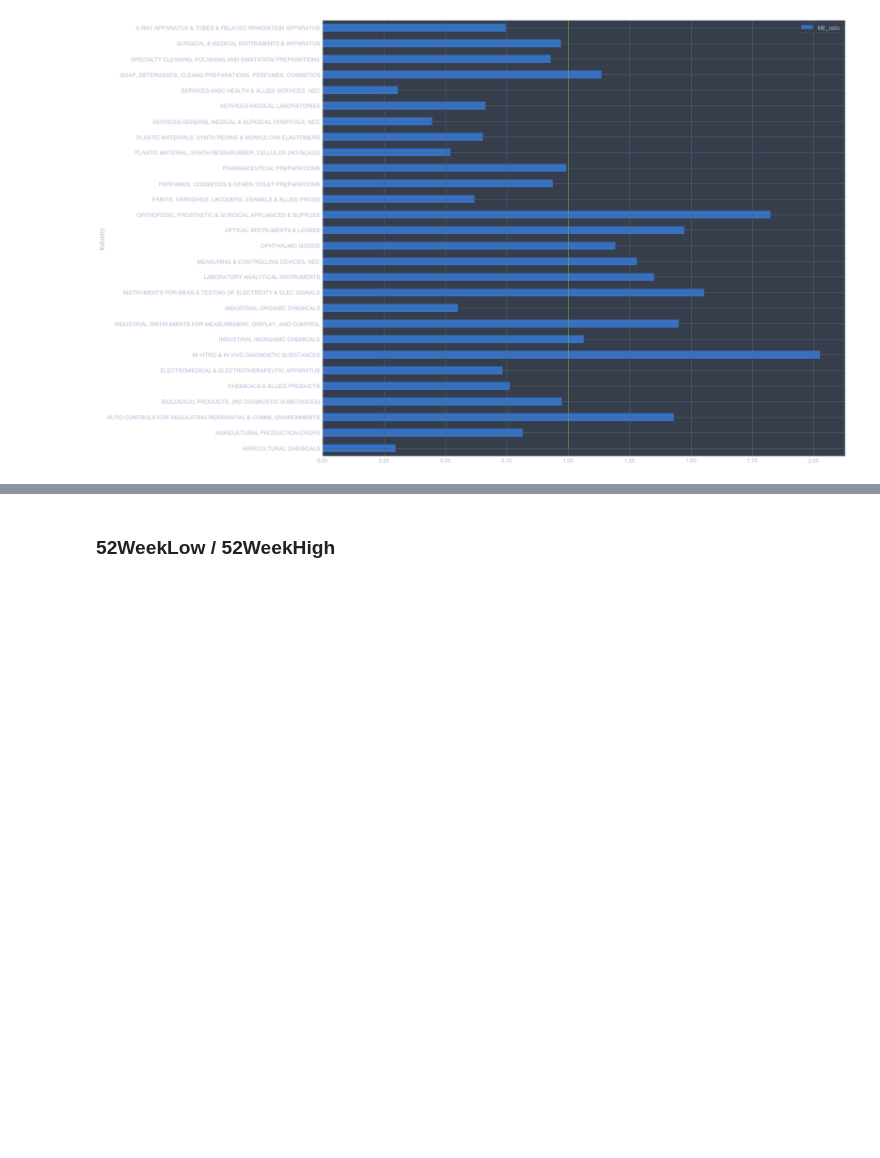
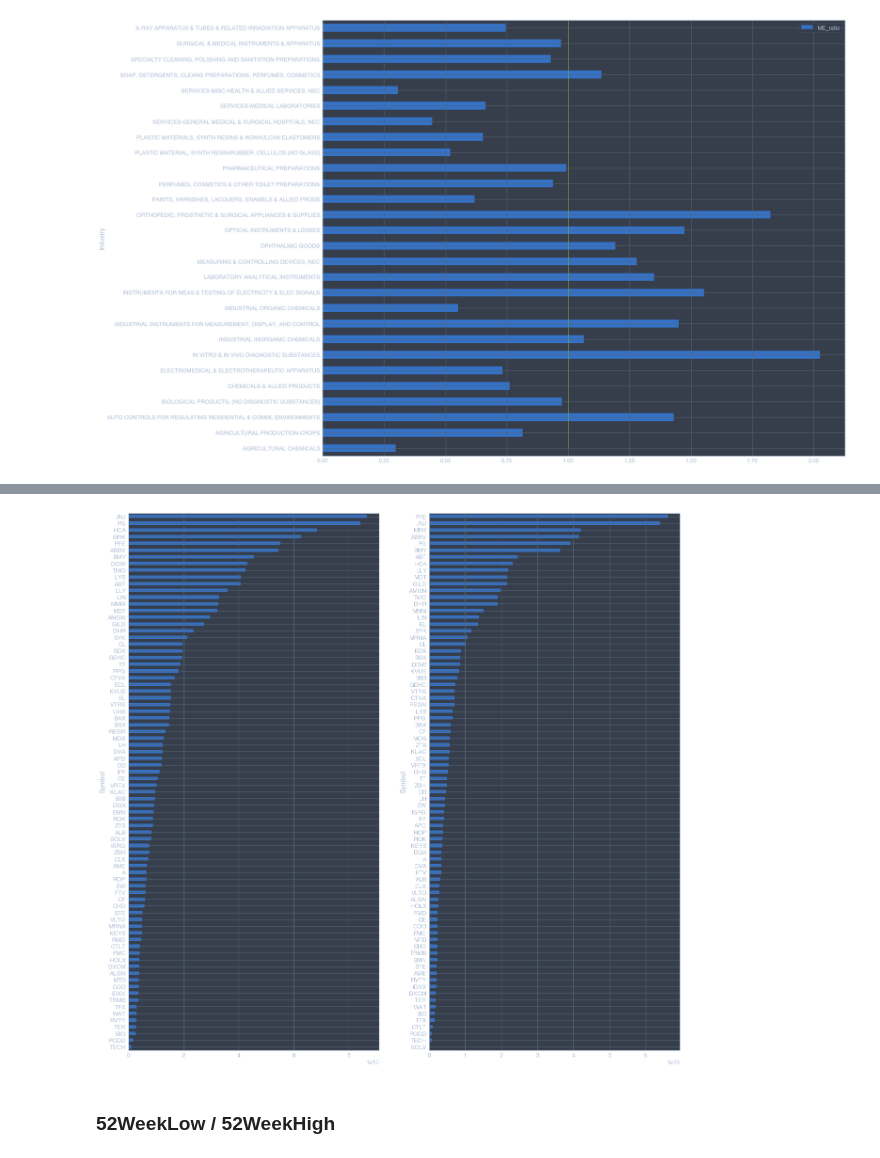
Before and after one commit to fadeeva/stock_market_research, a Jupyter notebook: Portfolio/Search_Review/Sectors_review/LIFE_SCIENCES.ipynb, the cells around one changed output, grey strips where cells are left out. Drawn from its saved outputs; the diff is of its cells as text; code cells hidden in the pictures; blank space fills up the shorter version.

```diff
--- a/Portfolio/Search_Review/Sectors_review/LIFE_SCIENCES.ipynb
+++ b/Portfolio/Search_Review/Sectors_review/LIFE_SCIENCES.ipynb
@@ -255,3 +297,10 @@ ax.vlines(1, ymin=0, ymax=ind_cap.index.shape[0], color='g')
+# %%
+fig, axs = plt.subplots(1, 2, figsize=(21, 21))
+
+lf.sort_values('RevenueTTM', ascending=False)['RevenueTTM'].plot(kind='barh', ax=axs[0]).invert_yaxis()
+lf.sort_values('GrossProfitTTM', ascending=False)['GrossProfitTTM'].plot(kind='barh', ax=axs[1]).invert_yaxis()
+# %% [output]
+[figure, added]
 # %% [markdown]
 ### 52WeekLow / 52WeekHigh
 # %%
```
Also changed, not shown: parts of 4 cells of this notebook.
